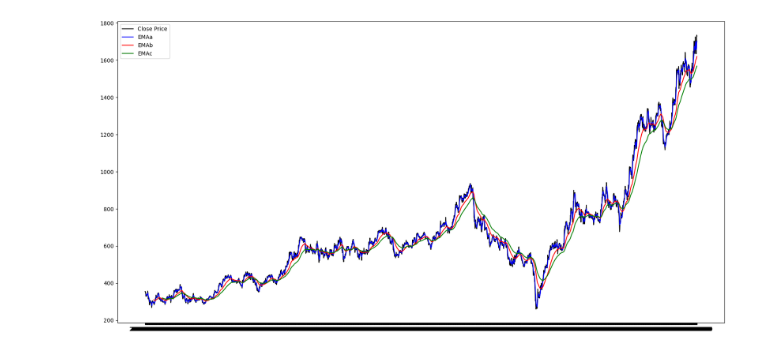
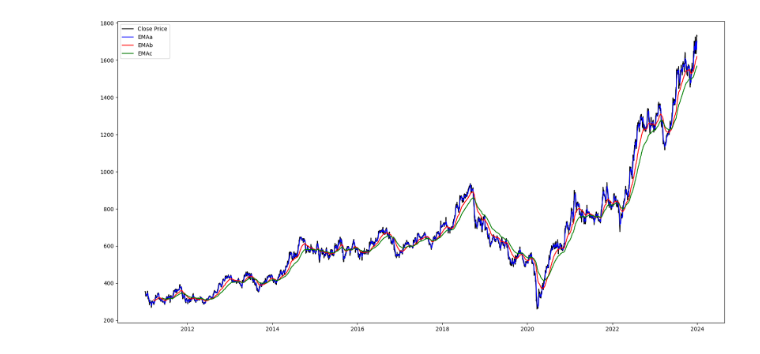
Before and after one commit to vedant2423/data-analysis-with-technical-indicators, a Jupyter notebook: Technical_indicators/tech1.ipynb, the cells around one changed output. Drawn from its saved outputs; the diff is of its cells as text; code cells hidden in the pictures.

```diff
--- a/Technical_indicators/tech1.ipynb
+++ b/Technical_indicators/tech1.ipynb
@@ -3,15 +4,17 @@ import pandas as pd
 # %%
-data = pd.read_csv('/Users/vedantgupta/Documents/summer project/data-analysis-with-technical-indicators-1/nifty_sensex_close_data/data/Sensex_2011_to_2023(separated).csv')
+data = pd.read_csv('/Users/vedantgupta/Documents/summer project/data-analysis-with-technical-indicators-2/nifty_sensex_close_data/data/Sensex_2011_to_2023(separated).csv')
 # %%
 df = data[['Date','M&M.NS(close)']]
+df = df.rename(columns={'M&M.NS(close)':'Close'})
+df['Date'] = pd.to_datetime(df['Date'])
 # %%
 #parameters
 n = 5
 m = 50
 t = 100
 # %%
-df.loc[:,'EMAa'] = df['M&M.NS(close)'].ewm(span=n, adjust=False).mean()
+df.loc[:,'EMAa'] = df['Close'].ewm(span=n, adjust=False).mean()
 
-df.loc[:,'EMAb'] = df['M&M.NS(close)'].ewm(span=m, adjust=False).mean()
+df.loc[:,'EMAb'] = df['Close'].ewm(span=m, adjust=False).mean()
 
-df.loc[:,'EMAc'] = df['M&M.NS(close)'].ewm(span=t, adjust=False).mean()
+df.loc[:,'EMAc'] = df['Close'].ewm(span=t, adjust=False).mean()
@@ -114,12 +101,12 @@ trades
 # %%
 #plot
 import matplotlib.pyplot as plt
 plt.figure(figsize=(20,10))
-plt.plot(df['Date'],df['M&M.NS(close)'],label='Close Price',color='black')
+plt.plot(df['Date'],df['Close'],label='Close Price',color='black')
 plt.plot(df['Date'],df['EMAa'],label='EMAa',color='blue')
 plt.plot(df['Date'],df['EMAb'],label='EMAb',color='red')
 plt.plot(df['Date'],df['EMAc'],label='EMAc',color='green')
 plt.legend()
 plt.show()
 # %% [output]
-[figure, old version]
+[figure, new version]
```
Also changed, not shown: parts of 9 cells of this notebook, 3 other files.
